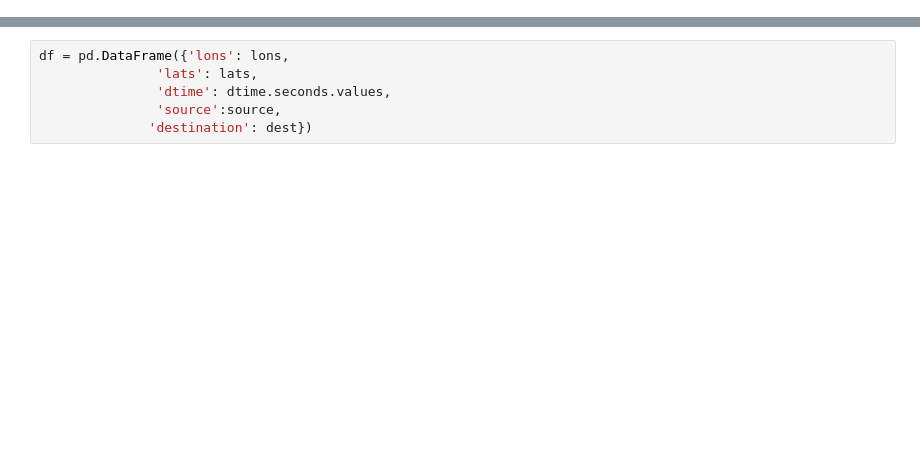
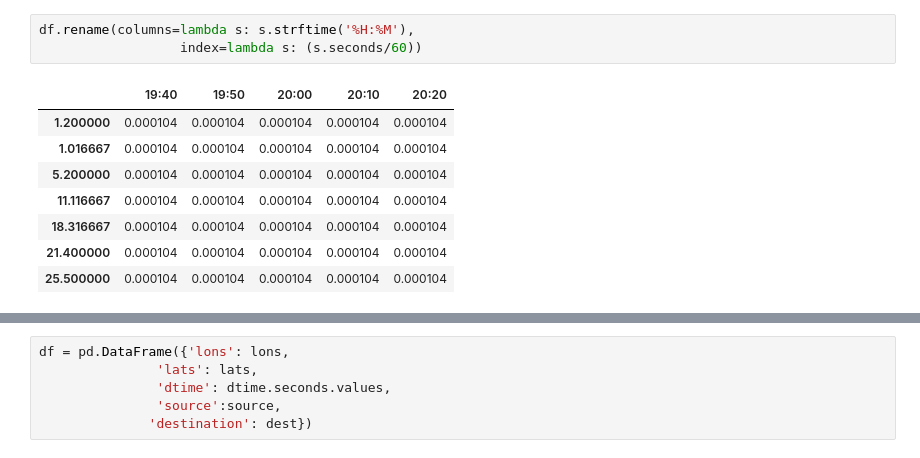
Before and after one commit to guidocioni/no-more-wet-rides-new, a Jupyter notebook: test.ipynb, the cells around one changed output, grey strips where cells are left out. Drawn from its saved outputs; the diff is of its cells as text; blank space fills up the shorter version.

```diff
--- a/test.ipynb
+++ b/test.ipynb
@@ -6,0 +49,12 @@ source, dest, lons, lats, dtime = mapbox_parser('Holländische Reihe 15, Hamburg
+# %%
+df.rename(columns=lambda s: s.strftime('%H:%M'),
+                  index=lambda s: (s.seconds/60))
+# %% [output]
+|  | 19:40 | 19:50 | 20:00 | 20:10 | 20:20 |
+| 1.200000 | 0.000104 | 0.000104 | 0.000104 | 0.000104 | 0.000104 |
+| 1.016667 | 0.000104 | 0.000104 | 0.000104 | 0.000104 | 0.000104 |
+| 5.200000 | 0.000104 | 0.000104 | 0.000104 | 0.000104 | 0.000104 |
+| 11.116667 | 0.000104 | 0.000104 | 0.000104 | 0.000104 | 0.000104 |
+| 18.316667 | 0.000104 | 0.000104 | 0.000104 | 0.000104 | 0.000104 |
+| 21.400000 | 0.000104 | 0.000104 | 0.000104 | 0.000104 | 0.000104 |
+| 25.500000 | 0.000104 | 0.000104 | 0.000104 | 0.000104 | 0.000104 |
```
Also changed, not shown: parts of 19 cells of this notebook, 2 other files.
